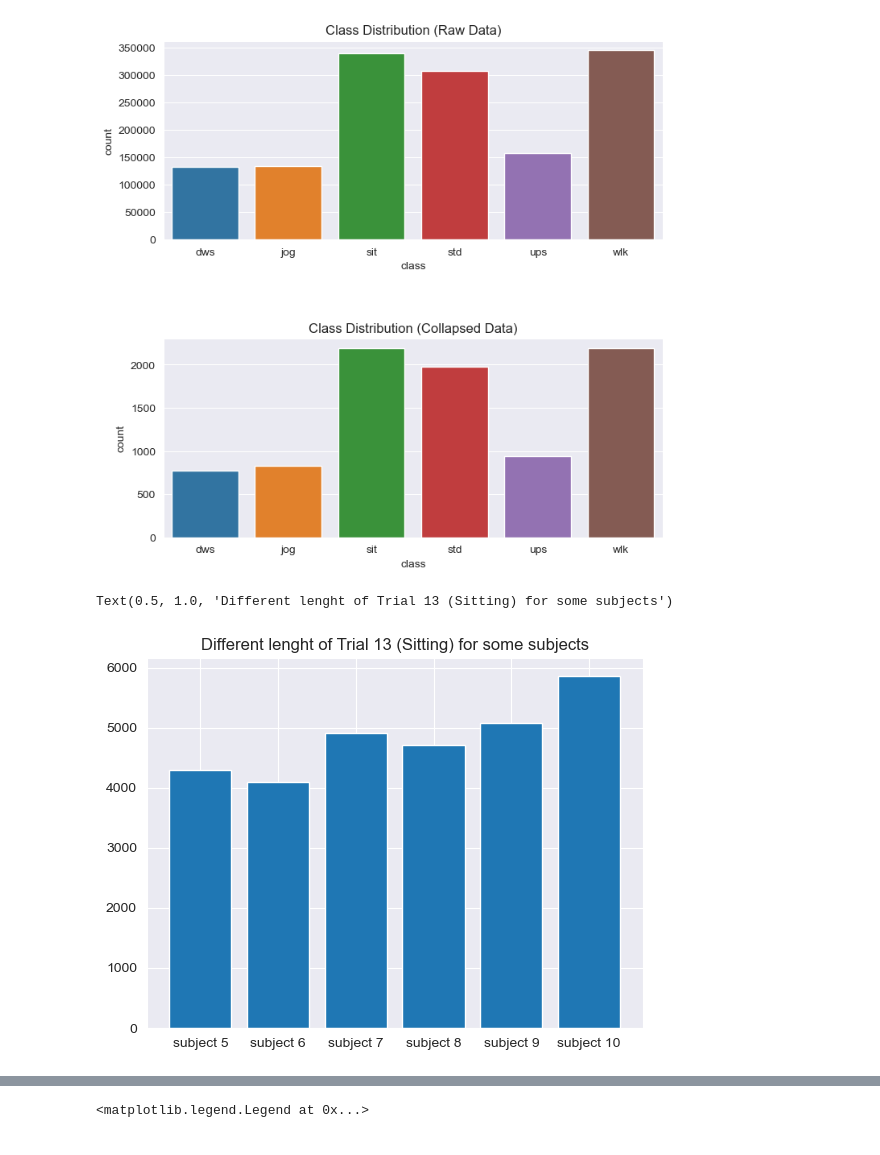
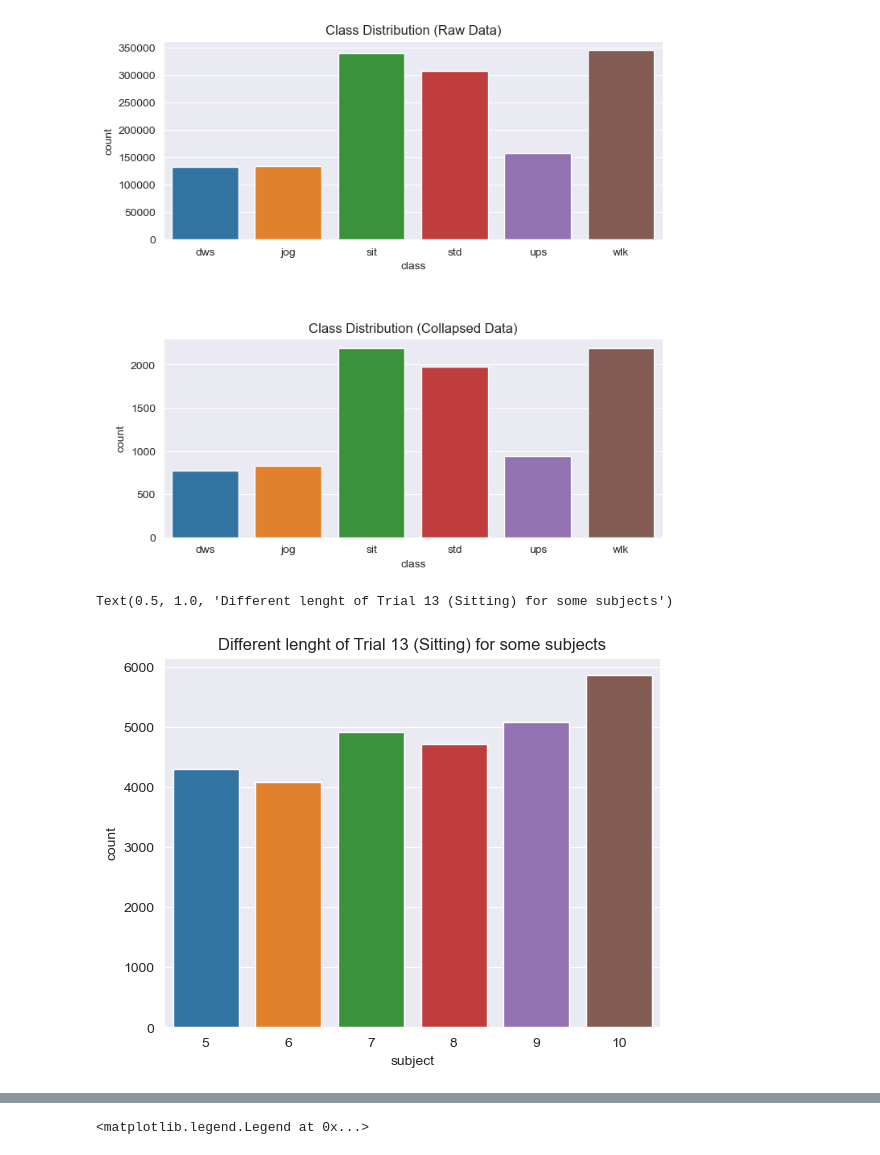
Before and after one commit to Sgazzirro/DataMiningProject, a Jupyter notebook: LavorettiProvaDiAngelo/exploratory_data_analysis.ipynb, the cells around one changed output, grey strips where cells are left out. Saved outputs shown, nothing was run; the diff lists cells and outputs as text; code cells hidden in the pictures.

```diff
--- a/LavorettiProvaDiAngelo/exploratory_data_analysis.ipynb
+++ b/LavorettiProvaDiAngelo/exploratory_data_analysis.ipynb
@@ -75,3 +99,6 @@ raw_dataset
+# %%
+raw_dataset = pd.read_csv("raw_dataset.csv", index_col=0)
+collapsed_dataset = pd.read_csv("collapsed_dataset.csv", index_col=0)
 # %%
 fig, axes = plt.subplots(2, 1, figsize=(8,8))
 plt.subplots_adjust(hspace = 0.5)
@@ -84,15 +111,12 @@ sns.countplot(x="class", data=collapsed_dataset, ax=axes[1]).set(title="Class Di
 # Have a look a some signals for sitting
 ACTIVITY_CODES_s = ["sit"]
 TRIAL_CODES_s = { ACTIVITY_CODES_s[0]:[13]}
-sitting_subjects = []
-for i in range(5, 11):
-    sitting_subjects.append(create_time_series_speed_up(ACTIVITY_CODES_s, TRIAL_CODES_s, [i], mode="raw"))
+sitting_subjects = get_some_filter(raw_dataset,[5, 6, 7, 8, 9, 10], ["sit"])
+sitting_subjects = sitting_subjects.loc[sitting_subjects["trial"] == 13]
 # %%
 # Trials seem to have different duration
-labels = ["subject 5", "subject 6", "subject 7", "subject 8", "subject 9", "subject 10"]
-lengths = [x.shape[0] for x in sitting_subjects]
-plt.bar(labels, lengths)
+sns.countplot(x="subject", data=sitting_subjects)
 plt.title("Different lenght of Trial 13 (Sitting) for some subjects")
 # %% [output]
 Text(0.5, 1.0, 'Different lenght of Trial 13 (Sitting) for some subjects')
-[figure, old version]
+[figure, new version]
```
Also changed, not shown: parts of 33 cells of this notebook, 2 other files.
